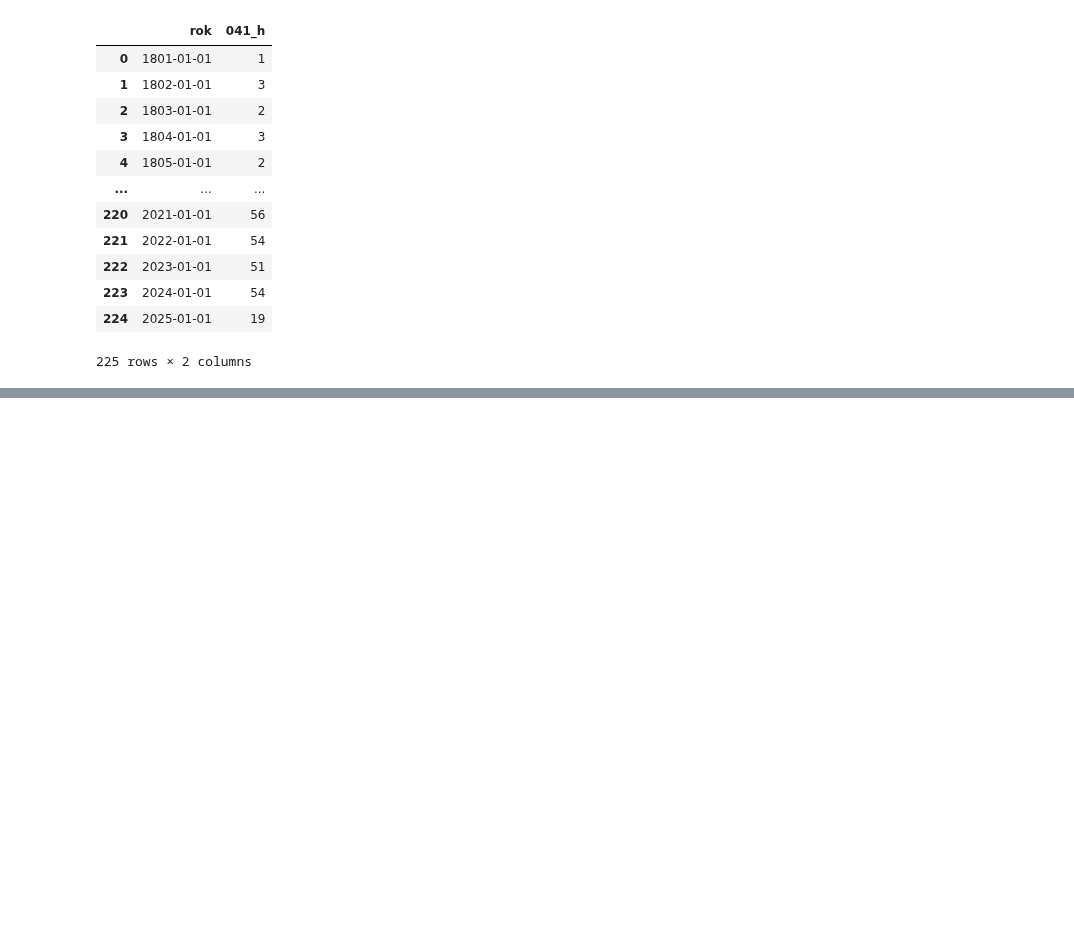
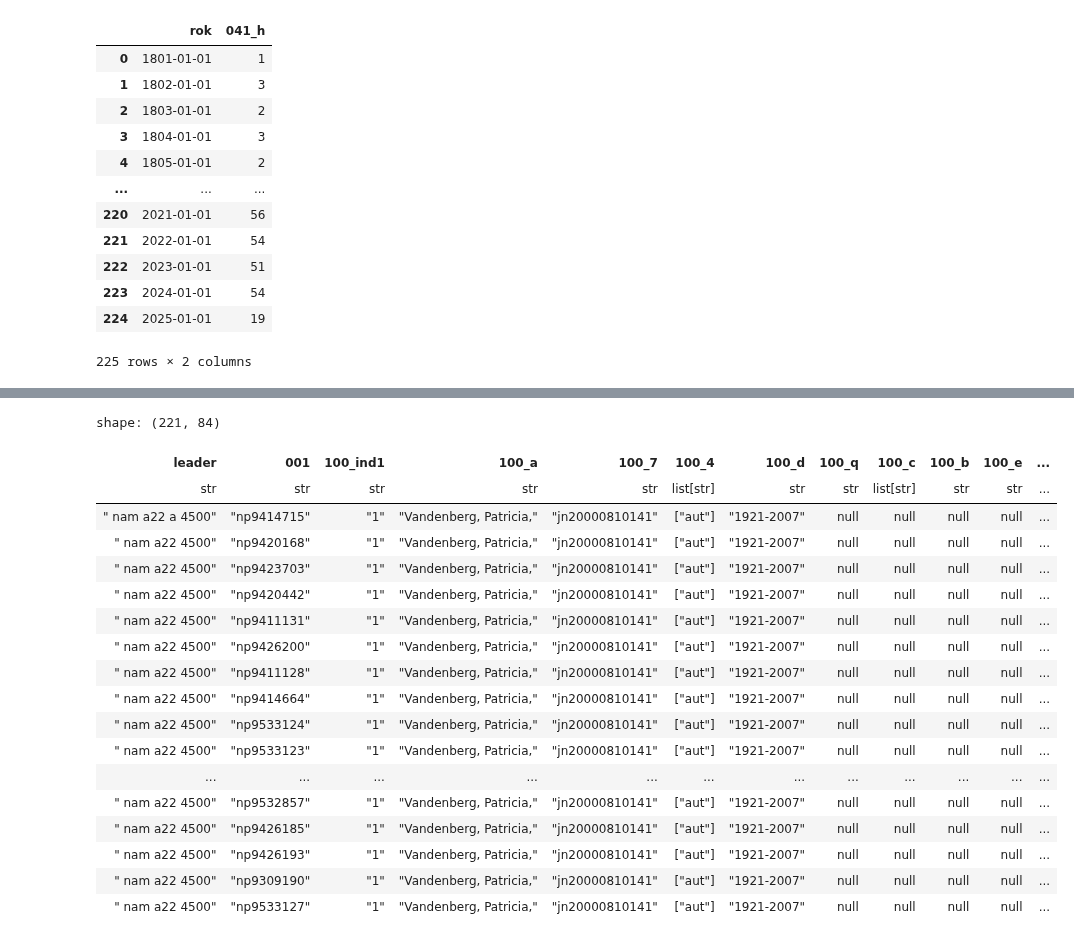
Before and after one commit to DataRozhlas/knizni-peoplemetr, a Jupyter notebook: 902c_jazyky.ipynb, the cells around one changed output, grey strips where cells are left out. Saved outputs shown, nothing was run; the diff lists cells and outputs as text; code cells hidden in the pictures; blank space fills up the shorter version.

```diff
--- a/902c_jazyky.ipynb
+++ b/902c_jazyky.ipynb
@@ -324,0 +349,22 @@ alt.Chart(alt_friendly(rocni_pocty), width=300,
+# %%
+preklady.filter(pl.col("rok").is_between(1993,1994)).filter(pl.col("041_h") == "ger").filter(pl.col("100_a") == "Vandenberg, Patricia,")
+# %% [output]
+shape: (221, 84)
+| leader | 001 | 100_ind1 | 100_a | 100_7 | 100_4 | 100_d | 100_q | 100_c | 100_b | 100_e | ... |
+| str | str | str | str | str | list[str] | str | str | list[str] | str | str | ... |
+| " nam a22 a 4500" | "np9414715" | "1" | "Vandenberg, Patricia," | "jn20000810141" | ["aut"] | "1921-2007" | null | null | null | null | ... |
+| " nam a22 4500" | "np9420168" | "1" | "Vandenberg, Patricia," | "jn20000810141" | ["aut"] | "1921-2007" | null | null | null | null | ... |
+| " nam a22 4500" | "np9423703" | "1" | "Vandenberg, Patricia," | "jn20000810141" | ["aut"] | "1921-2007" | null | null | null | null | ... |
+| " nam a22 4500" | "np9420442" | "1" | "Vandenberg, Patricia," | "jn20000810141" | ["aut"] | "1921-2007" | null | null | null | null | ... |
+| " nam a22 4500" | "np9411131" | "1" | "Vandenberg, Patricia," | "jn20000810141" | ["aut"] | "1921-2007" | null | null | null | null | ... |
+| " nam a22 4500" | "np9426200" | "1" | "Vandenberg, Patricia," | "jn20000810141" | ["aut"] | "1921-2007" | null | null | null | null | ... |
+| " nam a22 4500" | "np9411128" | "1" | "Vandenberg, Patricia," | "jn20000810141" | ["aut"] | "1921-2007" | null | null | null | null | ... |
+| " nam a22 4500" | "np9414664" | "1" | "Vandenberg, Patricia," | "jn20000810141" | ["aut"] | "1921-2007" | null | null | null | null | ... |
+| " nam a22 4500" | "np9533124" | "1" | "Vandenberg, Patricia," | "jn20000810141" | ["aut"] | "1921-2007" | null | null | null | null | ... |
+| " nam a22 4500" | "np9533123" | "1" | "Vandenberg, Patricia," | "jn20000810141" | ["aut"] | "1921-2007" | null | null | null | null | ... |
+| ... | ... | ... | ... | ... | ... | ... | ... | ... | ... | ... | ... |
+| " nam a22 4500" | "np9532857" | "1" | "Vandenberg, Patricia," | "jn20000810141" | ["aut"] | "1921-2007" | null | null | null | null | ... |
+| " nam a22 4500" | "np9426185" | "1" | "Vandenberg, Patricia," | "jn20000810141" | ["aut"] | "1921-2007" | null | null | null | null | ... |
+| " nam a22 4500" | "np9426193" | "1" | "Vandenberg, Patricia," | "jn20000810141" | ["aut"] | "1921-2007" | null | null | null | null | ... |
+| " nam a22 4500" | "np9309190" | "1" | "Vandenberg, Patricia," | "jn20000810141" | ["aut"] | "1921-2007" | null | null | null | null | ... |
+| " nam a22 4500" | "np9533127" | "1" | "Vandenberg, Patricia," | "jn20000810141" | ["aut"] | "1921-2007" | null | null | null | null | ... |
```
Also changed, not shown: parts of 4 cells of this notebook, 32 other files.
